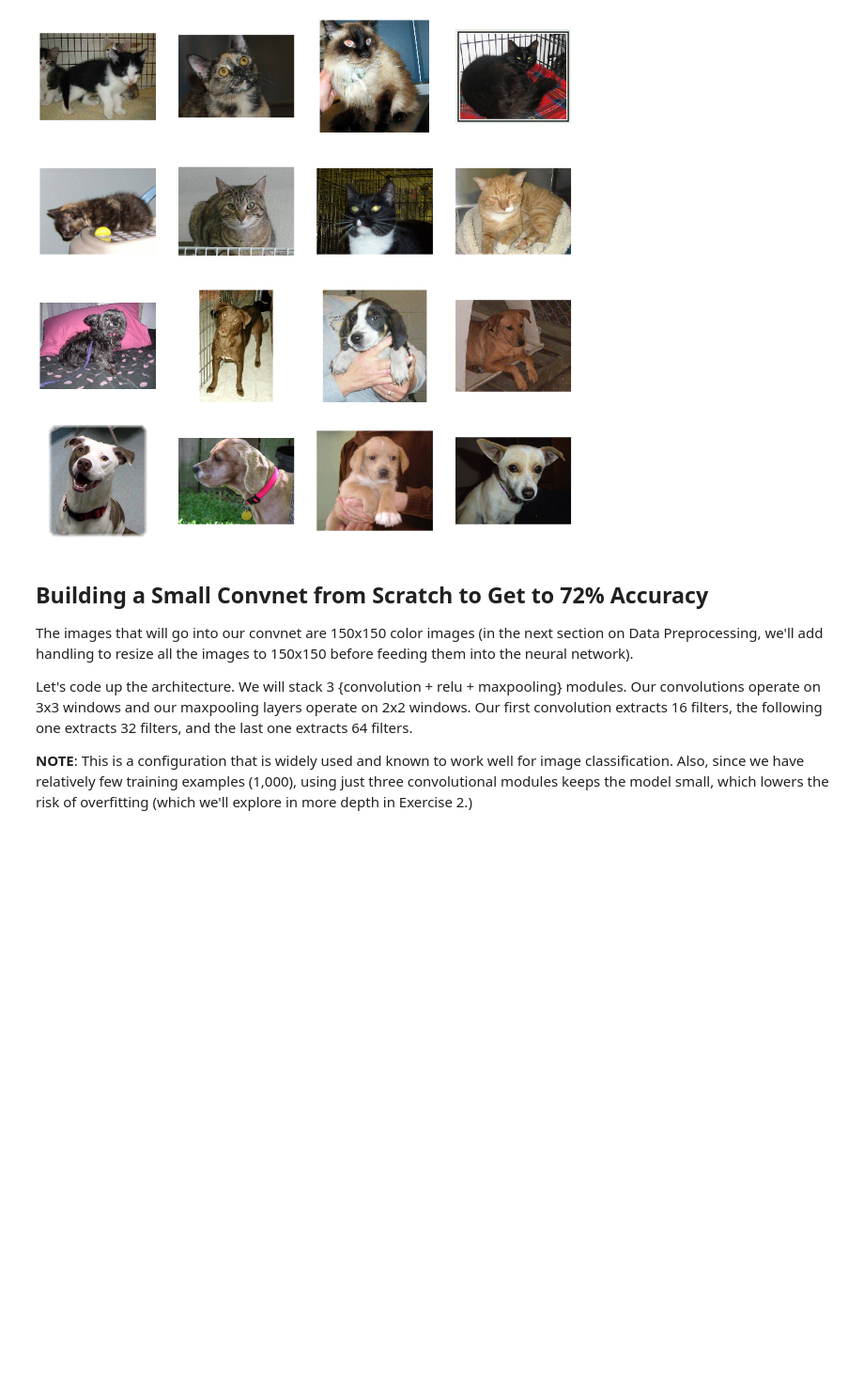
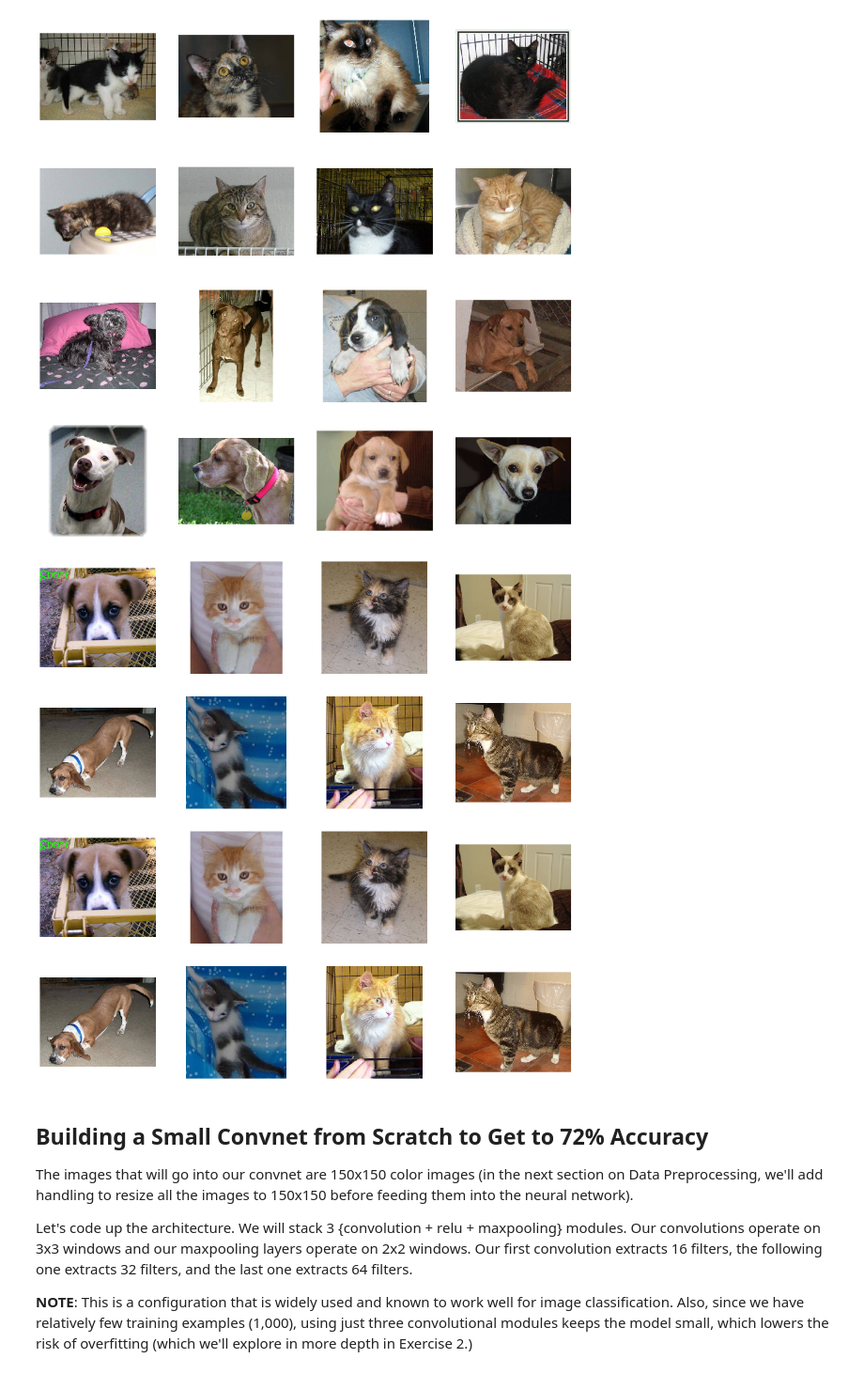
Before and after one commit to bstrain71/catsVdogs, a Jupyter notebook: Strain_Assignment_7_image_classification_part1.ipynb, the cells around one changed output. Shown at 94% size. Cells and saved outputs as stored; diff of their text form; code cells hidden in the pictures; blank space fills up the shorter version.

```diff
--- a/Strain_Assignment_7_image_classification_part1.ipynb
+++ b/Strain_Assignment_7_image_classification_part1.ipynb
@@ -145,6 +149,28 @@ for i, img_path in enumerate(next_cat_pix+next_dog_pix):
 plt.show()
 # %% [output]
 [figure]
+# %%
+# Dispaly some of the images from the Kaggle dataset
+fig = plt.gcf()
+fig.set_size_inches(ncols * 4, nrows * 4)
+
+pic_index += 8
+next_cat_pix = [os.path.join(kaggle_dir, fname)
+                for fname in kaggle_dir_fnames[pic_index-8:pic_index]]
+next_dog_pix = [os.path.join(kaggle_dir, fname)
+                for fname in kaggle_dir_fnames[pic_index-8:pic_index]]
+
+for i, img_path in enumerate(next_cat_pix+next_dog_pix):
+  # Set up subplot; subplot indices start at 1
+  sp = plt.subplot(nrows, ncols, i + 1)
+  sp.axis('Off') # Don't show axes (or gridlines)
+
+  img = mpimg.imread(img_path)
+  plt.imshow(img)
+
+plt.show()
+# %% [output]
+[figure, added]
 # %% [markdown]
 ## Building a Small Convnet from Scratch to Get to 72% Accuracy
 
```
Also changed, not shown: parts of 3 cells of this notebook.
